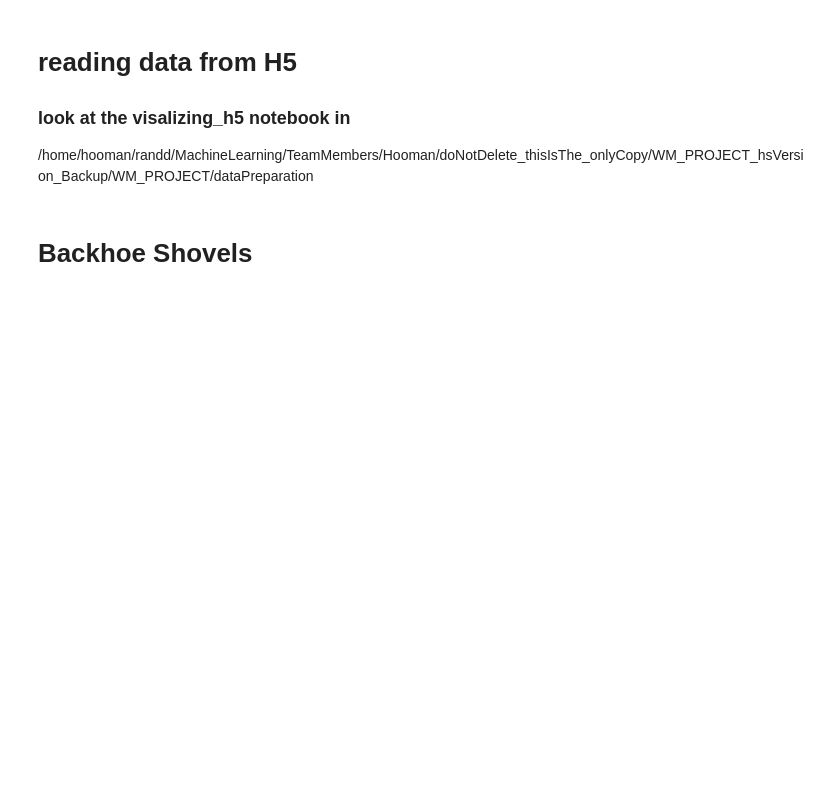
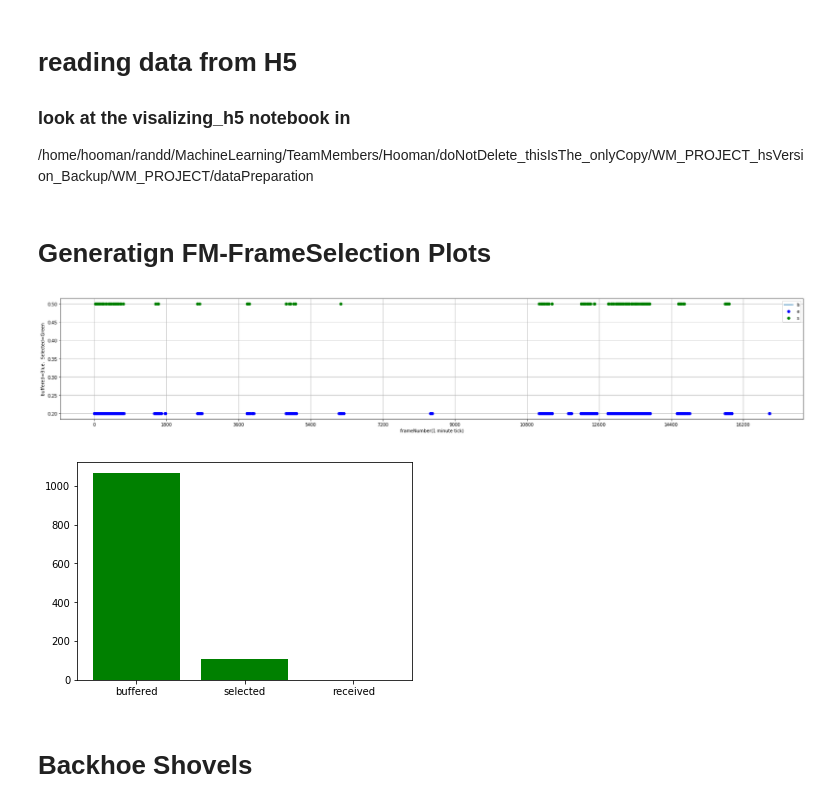
Before and after one commit to hooman67/advanceDataExplorationAndAugmentationNotebooks, a Jupyter notebook: hsDataExploration_FM_main.ipynb, the cells around one changed output. Cells and saved outputs as stored; diff of their text form; code cells hidden in the pictures; blank space fills up the shorter version.

```diff
--- a/hsDataExploration_FM_main.ipynb
+++ b/hsDataExploration_FM_main.ipynb
@@ -3352,6 +3485,71 @@ cv2.imwrite('/home/hooman/' + 'combined_FMDL_2018.04.30_11.38.09.png', combImg)
 # reading data from H5
 ### look at the visalizing_h5 notebook in
 /home/hooman/randd/MachineLearning/TeamMembers/Hooman/doNotDelete_thisIsThe_onlyCopy/WM_PROJECT_hsVersion_Backup/WM_PROJECT/dataPreparation
+# %% [markdown]
+# Generatign FM-FrameSelection Plots
+# %%
+#Generatign FM-FrameSelection Plots
+
+allFramesDir = '/media/hooman/1tb-ssd-hs3-linu/BucketTracking-Project/hydraulic/frameSelection/try7_t40b10_0,150,200,125,1,outSideImageObjRemoved/allFrames_1004_ESP_S04_017/'
+
+bufferedFramesDir = '/media/hooman/1tb-ssd-hs3-linu/BucketTracking-Project/hydraulic/frameSelection/try7_t40b10_0,150,200,125,1,outSideImageObjRemoved/bufferedFrames_1004_ESP_S04_017/'
+
+selectedFramesDir = '/media/hooman/1tb-ssd-hs3-linu/BucketTracking-Project/hydraulic/frameSelection/try7_t40b10_0,150,200,125,1,outSideImageObjRemoved/selectedFrames_1004_ESP_S04_017/'
+
+vidName = '1004_ESP_S04_017_fmSelection.png'
+
+savePath = '/media/hooman/1tb-ssd-hs3-linu/BucketTracking-Project/hydraulic/frameSelection/try7_t40b10_0,150,200,125,1,outSideImageObjRemoved/'
+
+allFrames = []
+for imName in os.listdir(allFramesDir):
+    allFrames.append(int(imName.split('_')[-1][:-4]))
+
+allFrames.sort()
+
+
+
+bufferedFrames = []
+for imName in os.listdir(bufferedFramesDir):
+    bufferedFrames.append(int(imName.split('_')[-1][:-4]))
+
+bufferedFrames.sort()
+
+
+
+
+selectedFrames = []
+for imName in os.listdir(selectedFramesDir):
+    selectedFrames.append(int(imName.split('_')[-1][:-4]))
+
+selectedFrames.sort()
+
+
+plt.figure(figsize=(30,5))
+ax = plt.axes()
+loc = plticker.MultipleLocator(base=1800.0)
+ax.xaxis.set_major_locator(loc)
+ax.grid()
+
+plt.plot(allFrames, len(allFrames) * [0], label='received')
+plt.plot(bufferedFrames, len(bufferedFrames) * [0.2], 'bo', label='buffered')
+plt.plot(selectedFrames, len(selectedFrames) * [0.5], 'go', label='selected')
+plt.ylabel('buffered=Blue,  Selected=Green')
+plt.xlabel('frameNumber(1 minute tick)')
+
+
+plt.savefig(savePath + vidName)
+plt.legend('best')
+
+plt.show()
+
+
+hsDic = {'received': len(allFrames), 'buffered':len(bufferedFrames), 'selected':len(selectedFrames)}
+plt.bar(hsDic.keys(), hsDic.values(), color='g')
+
+plt.show()
+# %% [output]
+[figure, added]
+[figure, added]
 # %% [markdown]
 # Backhoe Shovels
 # %% [markdown]
```
Also changed, not shown: parts of 22 cells of this notebook.
